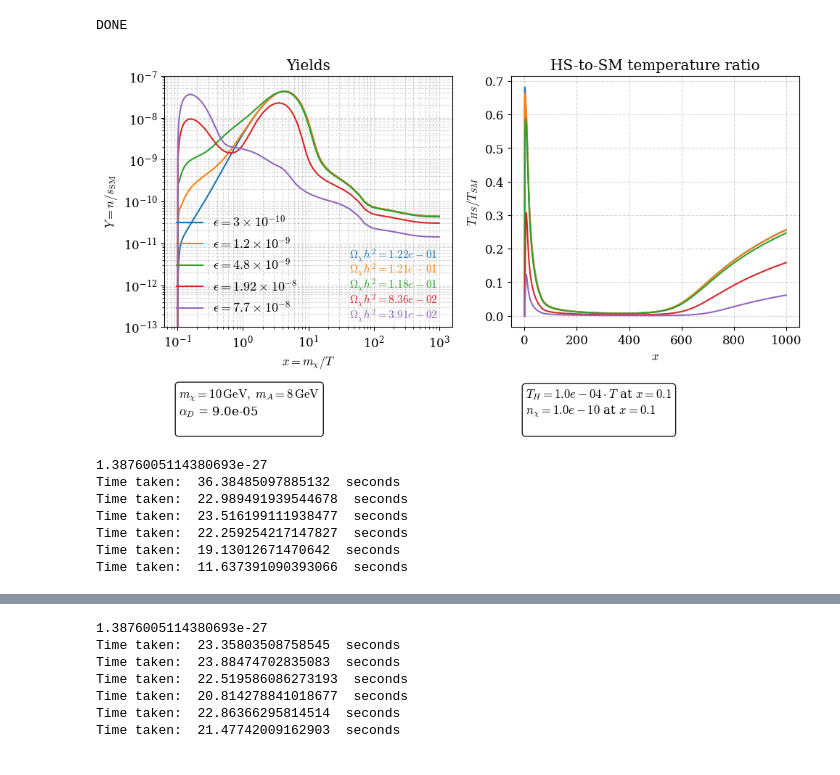
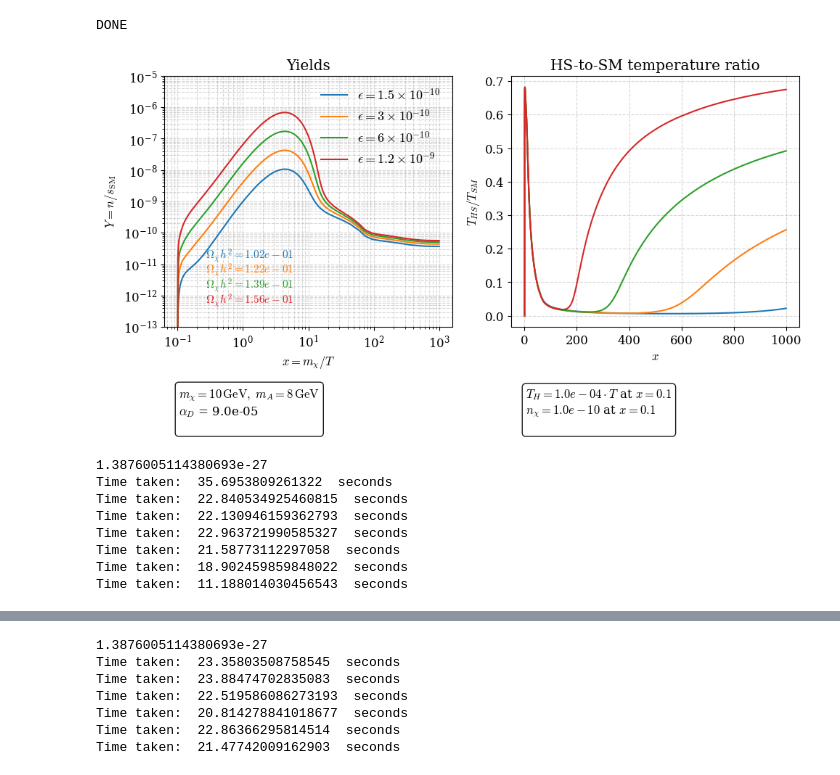
Before and after one commit to charlottemyers/darkphotons, a Jupyter notebook: freeze_in_regime.ipynb, the cells around one changed output, grey strips where cells are left out. Saved outputs shown, nothing was run; the diff lists cells and outputs as text; code cells hidden in the pictures.

```diff
--- a/freeze_in_regime.ipynb
+++ b/freeze_in_regime.ipynb
@@ -598,19 +545,17 @@ palette = plt.get_cmap('tab10')
 
 runs = [
     {"params": paramsAe, "result": resultsAe,
-     "label": r"$\epsilon = 3\times10^{-10}$", "color": palette(0),   "Omega_h2": omegah2Ae},
+     "label": r"$\epsilon = 1.5\times10^{-10}$", "color": palette(0)},
     {"params": paramsBe, "result": resultsBe,
-     "label": r"$\epsilon = 1.2\times10^{-9}$", "color": palette(1),   "Omega_h2": omegah2Be},
+     "label": r"$\epsilon = 3\times10^{-10}$", "color": palette(1)},
     {"params": paramsCe, "result": resultsCe,
-     "label": r"$\epsilon = 4.8\times10^{-9}$", "color": palette(2),  "Omega_h2": omegah2Ce},
+     "label": r"$\epsilon = 6\times10^{-10}$", "color": palette(2)},
     {"params": paramsDe, "result": resultsDe,
-        "label": r"$\epsilon = 1.92\times10^{-8}$", "color": palette(3),  "Omega_h2": omegah2De},
-    {"params": paramsEe, "result": resultsEe,
-        "label": r"$\epsilon = 7.7\times10^{-8}$", "color": palette(4),  "Omega_h2": omegah2Ee},
+        "label": r"$\epsilon = 1.2\times10^{-9}$", "color": palette(3)},
 ]
 
 # --- CONFIG ---
-ylims = (1e-13, 1e-7)
+ylims = (1e-13, 1e-5)
 show_eq = True
 show_param_box_first = True
 show_relic_boxes = True
@@ -640,7 +585,6 @@ for i, run in enumerate(runs):
     ax[0].loglog(xs, Ychi, color=c, label=rf"{lbl_run}", ls = "-")
     #ax[0].loglog(xs, YA,   ls=ls, color=col_A,  label=rf"$Y_A$ ({lbl_run})")
 
-    # --- Equilibrium (optional) ---
     if show_eq:
         gchi = params.get("gchi", None)
         gA   = params.get("gA",   None)
@@ -649,13 +593,12 @@ for i, run in enumerate(runs):
         #ax[0].loglog(xs, Ychi_eq, ":",  alpha=0.6, ls = "--", color = 'grey', label = rf"$Y_{{\chi,eq}}$")
         #ax[0].loglog(xs, YA_eq,   ":", color=col_A,  alpha=0.6, label=rf"$Y_A$")
 
-    # --- Per-run relic abundance box (optional) ---
-    if show_relic_boxes and ("Omega_h2" in run):
+    if show_relic_boxes:
         omegah2 = get_relic_abundance(Ychi[-1], mchi)
         relic_text = r"$\Omega_\chi h^2 = {:.2e}$".format(omegah2)
         y_anchor = 0.32 - 0.06*(i % 6)  # stagger to avoid overlap
         ax[0].text(
-            0.95, y_anchor, relic_text,
+            0.45, y_anchor, relic_text,
             transform=ax[0].transAxes, va='top', ha='right', color = c,
             #bbox=dict(boxstyle='round', facecolor='white', alpha=0.9),
             clip_on=False, fontsize = 11
@@ -681,63 +624,49 @@ for i, run in enumerate(runs):
 
         ic_param_text = (
     r"$T_H = %.1e \cdot T$ at $x=%.1f$" "\n"
     r"$n_\chi = %.1e$ at $x=%.1f$" "\n"
     ) % (Th[0]/T[0], x[0], nchi[0], x[0])
         ax[1].text(
             0.05, -0.42, ic_param_text,
             transform=ax[1].transAxes, va='bottom', ha='left',
             bbox=dict(boxstyle='round', facecolor='white', alpha=0.9),
             clip_on=False
         )
 
 # --- Cosmetics ---
 ax[0].set_ylim(*ylims)
 ax[0].set_xlabel(r"$x = m_\chi/T$")
 ax[0].set_ylabel(r"$Y = n/s_{\rm SM}$")
 ax[0].set_title("Yields")
 ax[0].grid(True, which='both', ls='--', alpha=0.5)
 
 ax[1].set_xlabel(r"$x$")
 ax[1].set_ylabel(r"$T_{HS}/T_{SM}$")
 ax[1].set_title("HS-to-SM temperature ratio")
 ax[1].grid(True, which='both', ls='--', alpha=0.5)
 
 ax[0].legend(frameon=False, fontsize=13, ncol=1)
 ax[1].legend(frameon=False, fontsize=13, ncol=1)
 
-
 plt.tight_layout()
 plt.show()
 # %% [output]
-[figure, old version]
+[figure, new version]
 # %%
-# we want to check the sensitivity now to the xi
-# lets scan over xi in [0.01, 0.1, 0.5, 1.0]
+# we want to check the sensitivity now to x_i
+# scan over xi in [0.01, 0.1, 0.5, 1.0]
 
 #xis = [1.0, 5.0, 20.]
 alpha = 9e-5
 epsilon =  3e-10
 mchi = 10 # 0.3
 mA = 8 # 0.3*0.7
-
-gchi = 2
-gA = 3
-paramsA = {
-    "mchi": mchi,
-    "mA":   mA,
-    "alphaD": alpha,
-    "epsilon": epsilon,
-    "sv_xxee": sigmav_chichi_ee(epsilon, alpha, mchi, mA),
-    "sv_xxAA": sigma_xx_to_AA(alpha, mchi, mA),
-    "t_dep": True,
-    "gamma_Aee": gamma,
-    "gchi": gchi,
-    "gA": gA}
+paramsA =make_params(mchi, mA, alpha, epsilon)
 print(paramsA["sv_xxAA"] * Gev2_to_cm3s)
 
 x_f = 1000.0
 
-xis = [0.01, 0.1, 0.5, 1.0, 2.0, 5.0]
+xis = [0.01, 0.1, 0.25, 0.5, 1.0, 2.0, 5.0]
 results =  []
 for x_i in xis:
     T_i = mchi / x_i
@@ -755,12 +684,13 @@ for x_i in xis:
     print("Time taken: ", end - start, " seconds")
 # %% [output]
 1.3876005114380693e-27
-Time taken:  36.38485097885132  seconds
-Time taken:  22.989491939544678  seconds
-Time taken:  23.516199111938477  seconds
-Time taken:  22.259254217147827  seconds
-Time taken:  19.13012671470642  seconds
-Time taken:  11.637391090393066  seconds
+Time taken:  35.6953809261322  seconds
+Time taken:  22.840534925460815  seconds
+Time taken:  22.130946159362793  seconds
+Time taken:  22.963721990585327  seconds
+Time taken:  21.58773112297058  seconds
+Time taken:  18.902459859848022  seconds
+Time taken:  11.188014030456543  seconds
 # %%
 yields = []
 abundances = []
```
Also changed, not shown: parts of 7 cells of this notebook, 1 other file.
